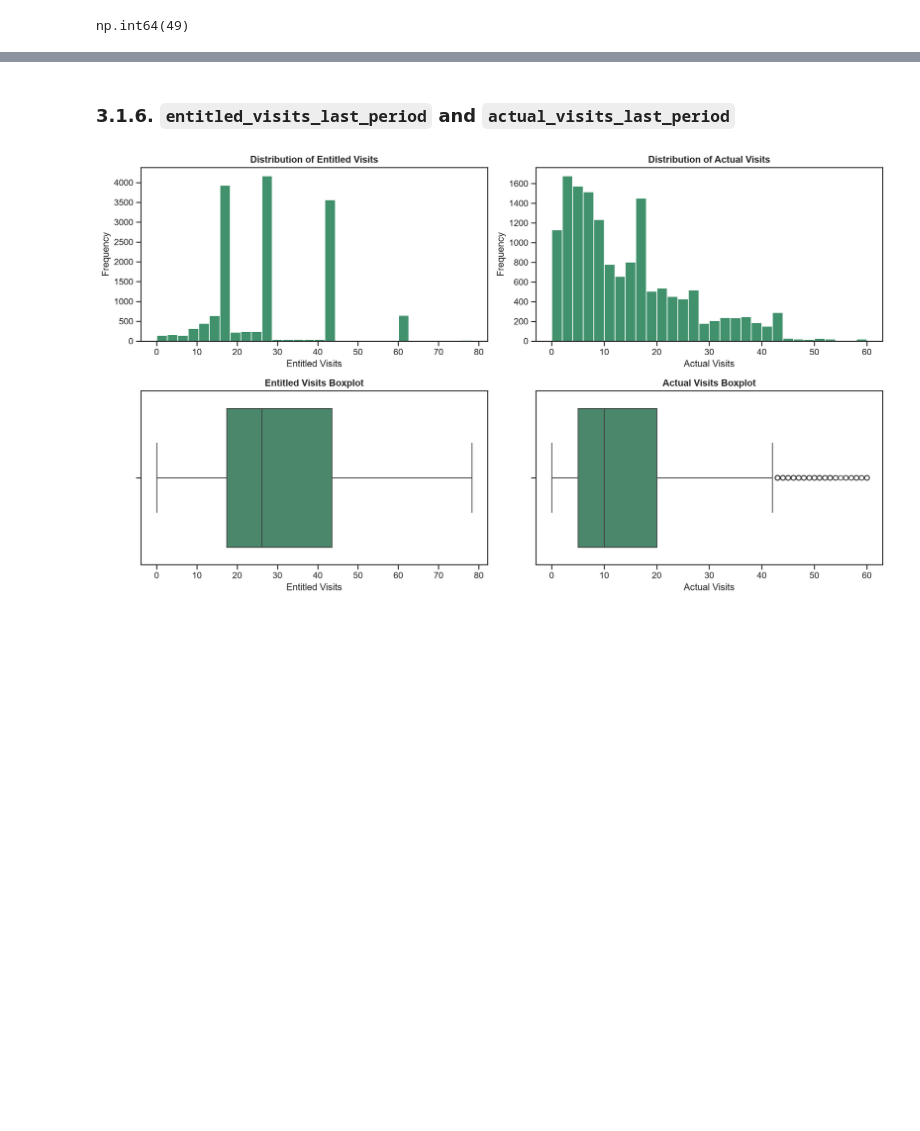
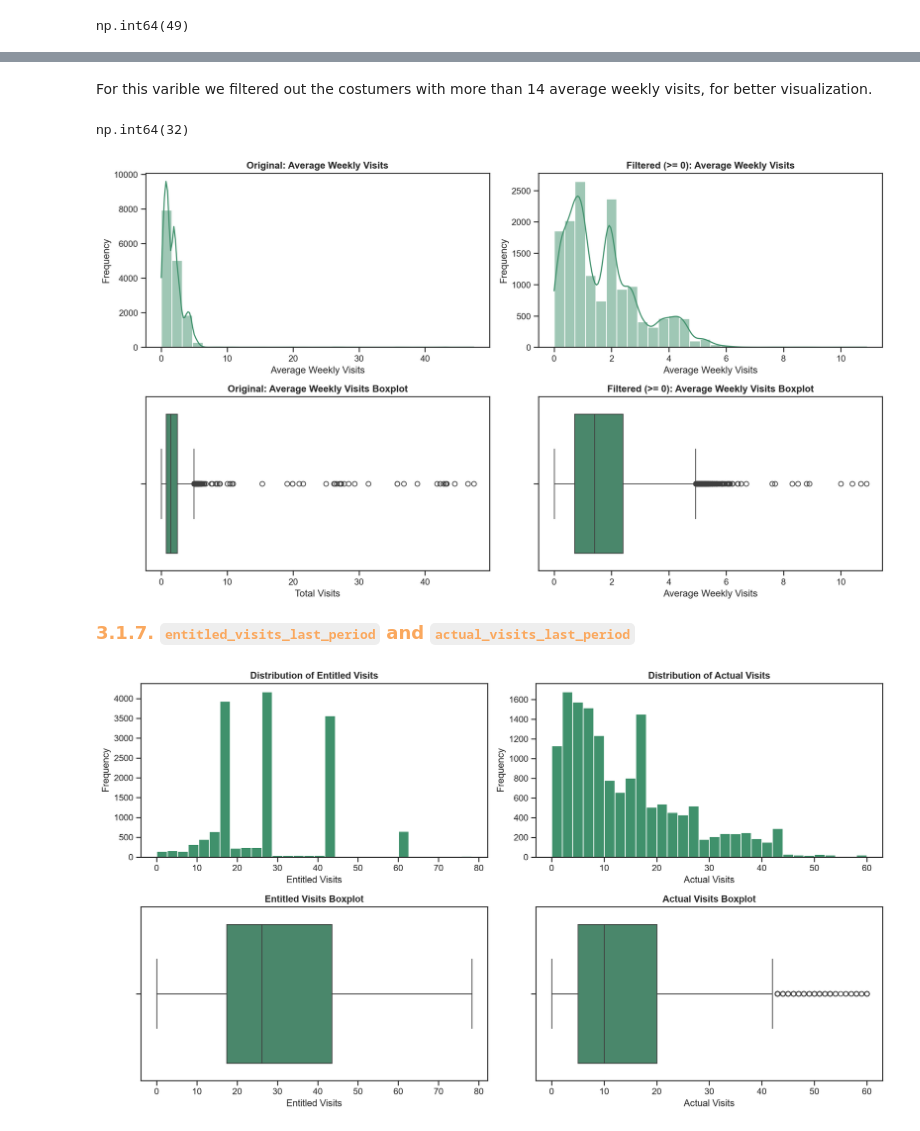
Before and after one commit to saradfalves/DM_Group20, a Jupyter notebook: notebooks/Group20_EDA_Code - editado.ipynb, the cells around one changed output, grey strips where cells are left out. Drawn from its saved outputs; the diff is of its cells as text; code cells hidden in the pictures; blank space fills up the shorter version.

```diff
--- a/notebooks/Group20_EDA_Code - editado.ipynb
+++ b/notebooks/Group20_EDA_Code - editado.ipynb
@@ -513,5 +566,46 @@ plt.show()
+# %% [markdown]
+For this varible we filtered out the costumers with more than 14 average weekly visits, for better visualization.
+# %%
+(df["avg_weekly_visits"]>14).sum()
+# %% [output]
+np.int64(32)
+# %%
+subplot_figsize = (14, 8)
+
+with sns.axes_style("ticks"):
+    fig, axes = plt.subplots(
+        2, # nrows
+        2, # ncols
+        figsize=subplot_figsize)
+
+df_average_clean = df_nodups[(df_nodups["avg_weekly_visits"] <= 14)]
+
+sns.histplot(df_nodups["avg_weekly_visits"].dropna(), bins=30, color=main_color, kde=True, ax=axes[0, 0])
+sns.histplot(df_average_clean["avg_weekly_visits"].dropna(), bins=30, color=main_color, kde=True, ax=axes[0, 1])
+
+sns.boxplot(x=df_nodups["avg_weekly_visits"], color=main_color, ax=axes[1, 0])
+sns.boxplot(x=df_average_clean["avg_weekly_visits"], color=main_color, ax=axes[1, 1])
+
+axes[0, 0].set_title('Original: Average Weekly Visits', fontweight="bold")
+axes[0, 0].set_xlabel('Average Weekly Visits')
+axes[0, 0].set_ylabel('Frequency')
+
+axes[0, 1].set_title('Filtered (>= 0): Average Weekly Visits', fontweight="bold")
+axes[0, 1].set_xlabel('Average Weekly Visits')
+axes[0, 1].set_ylabel('Frequency')
+
+axes[1, 0].set_title('Original: Average Weekly Visits Boxplot', fontweight="bold")
+axes[1, 0].set_xlabel('Total Visits')
+
+axes[1, 1].set_title('Filtered (>= 0): Average Weekly Visits Boxplot', fontweight="bold")
+axes[1, 1].set_xlabel('Average Weekly Visits')
+
+plt.tight_layout()
+plt.show()
+# %% [output]
+[figure, added]
 # %% [markdown]
-### 3.1.6. `entitled_visits_last_period` and `actual_visits_last_period`
+<b><font size="4" color="#FAA85E">3.1.7. `entitled_visits_last_period` and `actual_visits_last_period`</font></b><br>
 # %%
 subplot_figsize = (14, 8)
 
```
Also changed, not shown: parts of 40 cells of this notebook, 1 other file.
